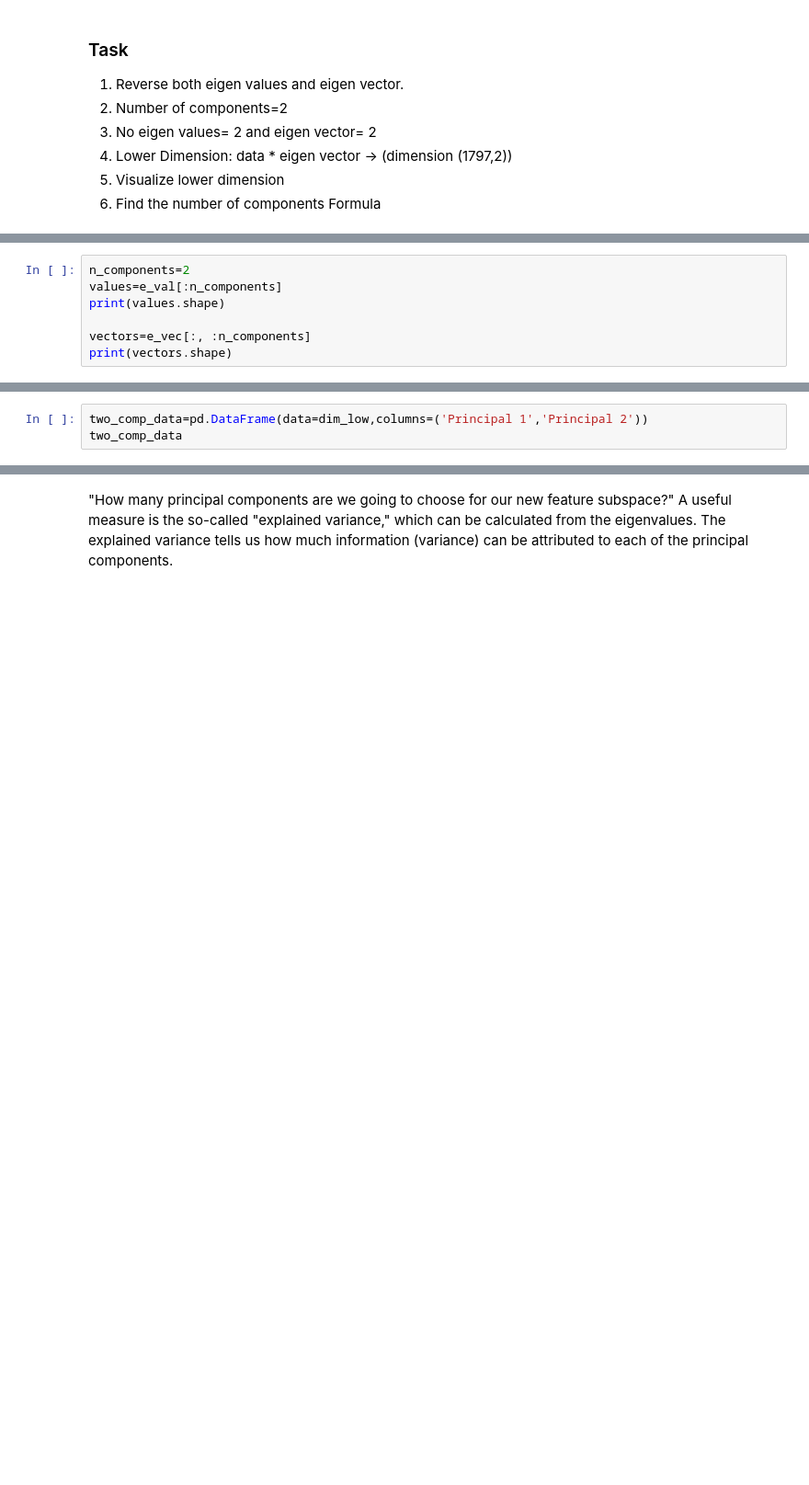
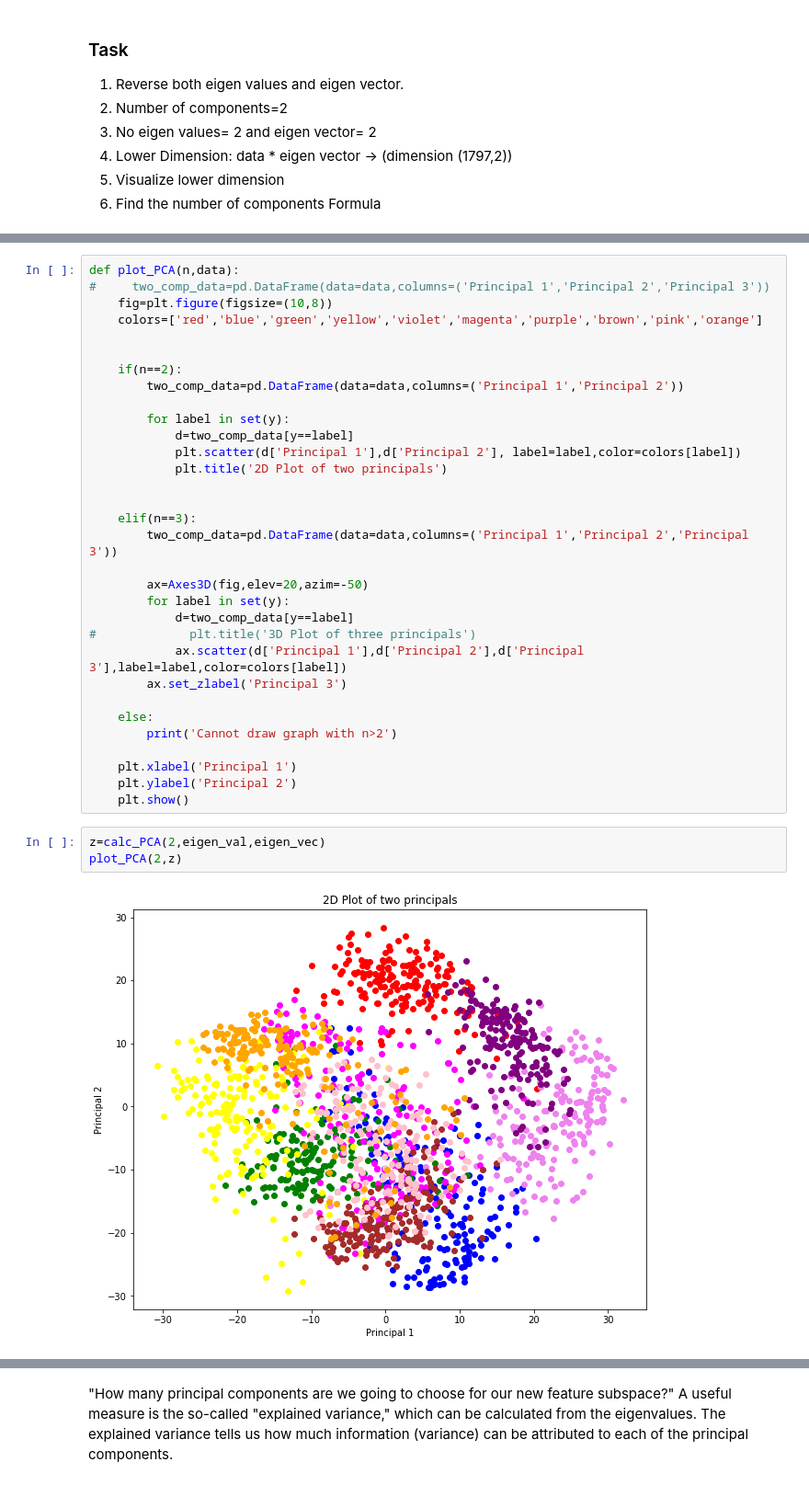
Before and after one commit to jasminkarki/PCA, a Jupyter notebook: PCA.ipynb, the cells around one changed output, grey strips where cells are left out. Shown at 92% size. Drawn from its saved outputs; the diff is of its cells as text; blank space fills up the shorter version.

```diff
--- a/PCA.ipynb
+++ b/PCA.ipynb
@@ -218,7 +122,0 @@ array([[3, 2, 1],
-# %%
-n_components=2
-values=e_val[:n_components]
-print(values.shape)
-
-vectors=e_vec[:, :n_components]
-print(vectors.shape)
@@ -252,3 +122,0 @@ dim_low.shape
-# %%
-two_comp_data=pd.DataFrame(data=dim_low,columns=('Principal 1','Principal 2'))
-two_comp_data
@@ -305,0 +135,37 @@ plt.legend()
+# %%
+def plot_PCA(n,data):
+#     two_comp_data=pd.DataFrame(data=data,columns=('Principal 1','Principal 2','Principal 3'))
+    fig=plt.figure(figsize=(10,8))
+    colors=['red','blue','green','yellow','violet','magenta','purple','brown','pink','orange']
+
+
+    if(n==2):
+        two_comp_data=pd.DataFrame(data=data,columns=('Principal 1','Principal 2'))
+
+        for label in set(y):
+            d=two_comp_data[y==label]
+            plt.scatter(d['Principal 1'],d['Principal 2'], label=label,color=colors[label])
+            plt.title('2D Plot of two principals')
+
+
+    elif(n==3):
+        two_comp_data=pd.DataFrame(data=data,columns=('Principal 1','Principal 2','Principal 3'))
+
+        ax=Axes3D(fig,elev=20,azim=-50)
+        for label in set(y):
+            d=two_comp_data[y==label]
+#             plt.title('3D Plot of three principals')
+            ax.scatter(d['Principal 1'],d['Principal 2'],d['Principal 3'],label=label,color=colors[label])
+        ax.set_zlabel('Principal 3')
+
+    else:
+        print('Cannot draw graph with n>2')
+
+    plt.xlabel('Principal 1')
+    plt.ylabel('Principal 2')
+    plt.show()
+# %%
+z=calc_PCA(2,eigen_val,eigen_vec)
+plot_PCA(2,z)
+# %% [output]
+[figure, added]
```
Also changed, not shown: parts of 20 cells of this notebook.
